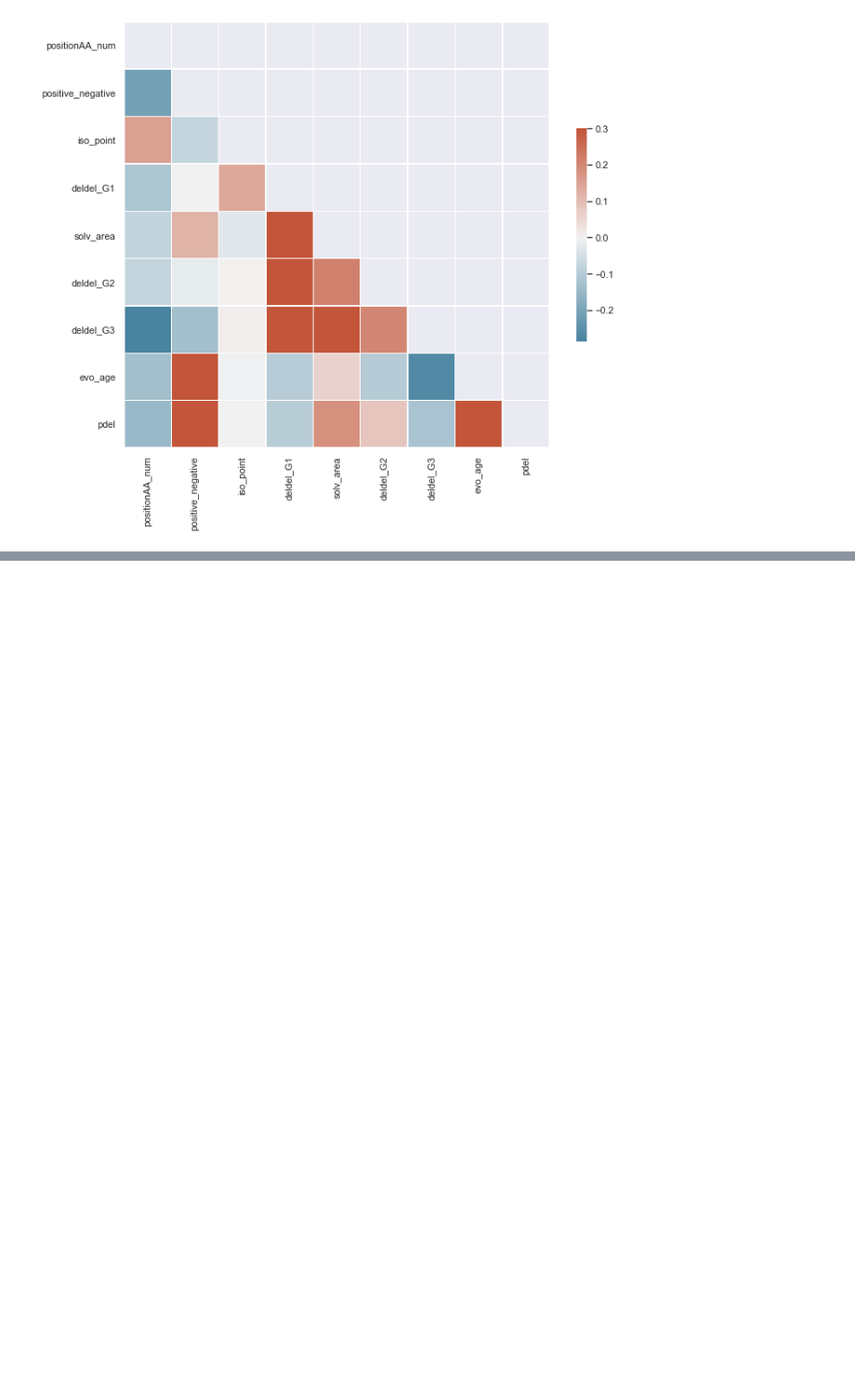
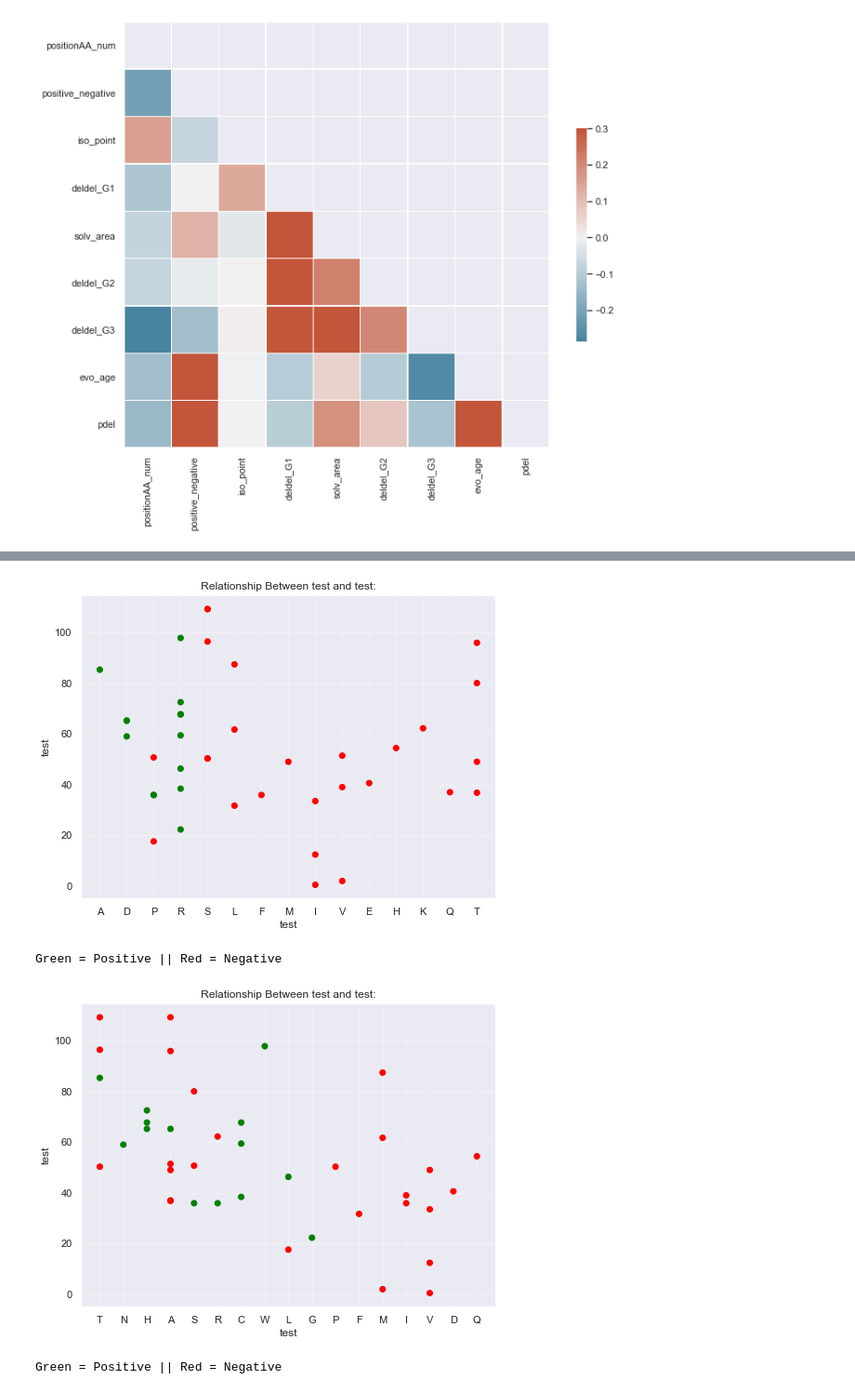
Before and after one commit to elainexliu/SVSM_Biotech2021, a Jupyter notebook: Biotech - Exploratory Data Analysis for Diabetes Dataset 1.0.ipynb, the cells around one changed output, grey strips where cells are left out. Shown at 93% size. Saved outputs shown, nothing was run; the diff lists cells and outputs as text; code cells hidden in the pictures; blank space fills up the shorter version.

```diff
--- a/Biotech - Exploratory Data Analysis for Diabetes Dataset 1.0.ipynb
+++ b/Biotech - Exploratory Data Analysis for Diabetes Dataset 1.0.ipynb
@@ -344,0 +366,8 @@ Green = Positive || Red = Negative
+# %%
+scatterplot("test","test","ogAA_letter","solv_area")
+scatterplot("test","test","mutAA_letter","solv_area")
+# %% [output]
+[figure, added]
+Green = Positive || Red = Negative
+[figure, added]
+Green = Positive || Red = Negative
```
Also changed, not shown: parts of 5 cells of this notebook.
